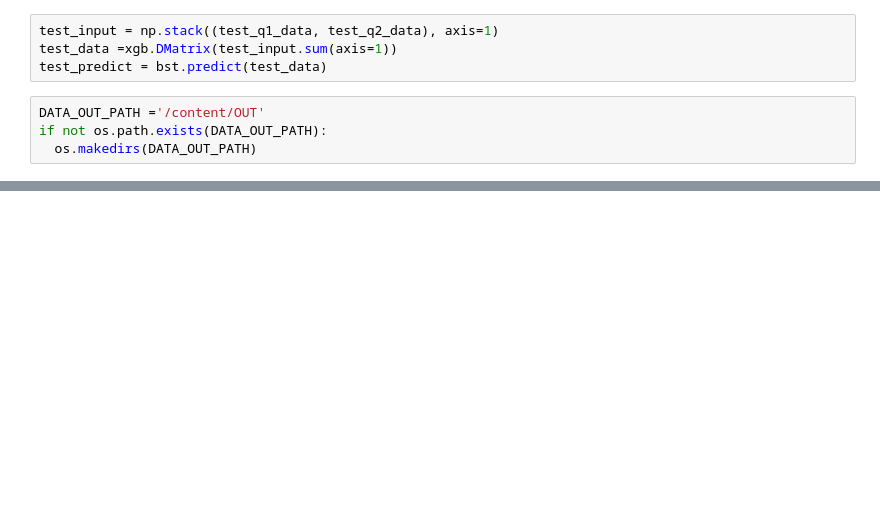
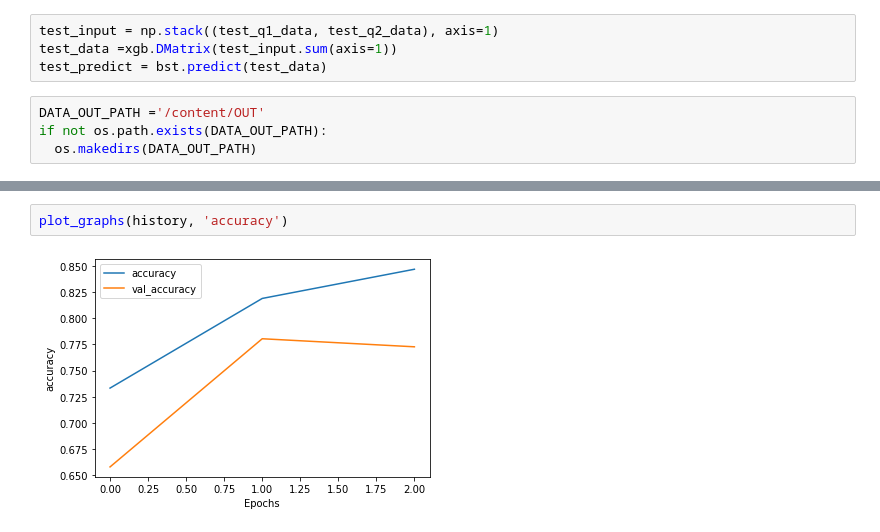
Before and after one commit to jaekyoungkim/tensor2ml_NLP, a Jupyter notebook: 텐서플로와_머신러닝으로_시작하는_자연어처리(ch5).ipynb, the cells around one changed output, grey strips where cells are left out. Saved outputs shown, nothing was run; the diff lists cells and outputs as text; blank space fills up the shorter version.

```diff
--- a/텐서플로와_머신러닝으로_시작하는_자연어처리(ch5).ipynb
+++ b/텐서플로와_머신러닝으로_시작하는_자연어처리(ch5).ipynb
@@ -679,0 +953,4 @@ SyntaxError: ignored
+# %%
+plot_graphs(history, 'accuracy')
+# %% [output]
+[figure, added]
```
Also changed, not shown: parts of 41 cells of this notebook.
